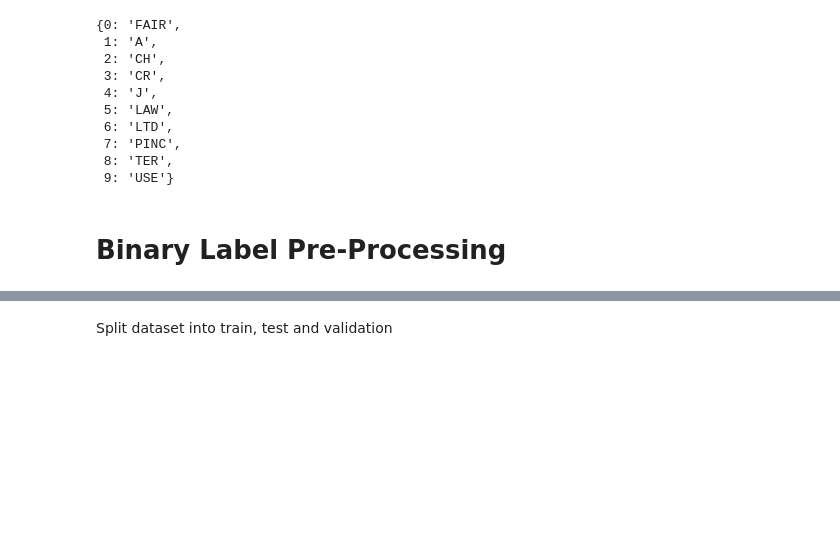
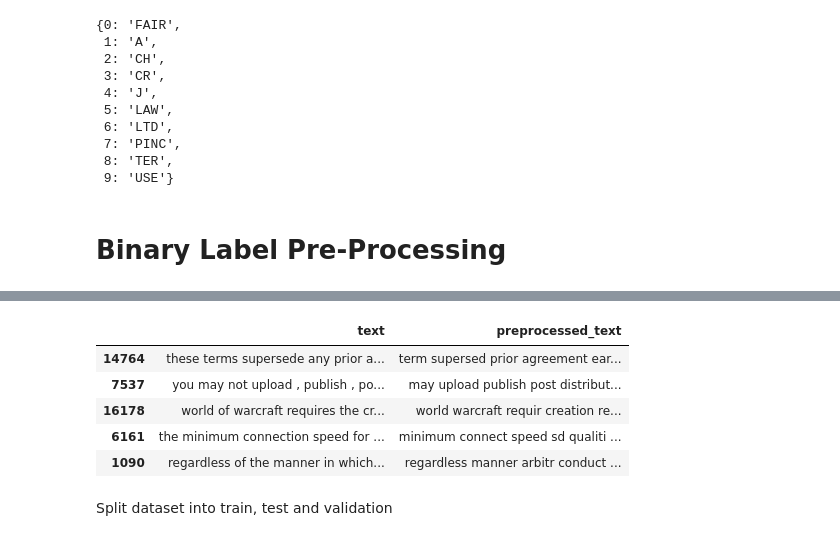
Before and after one commit to tulane-cmps6730/project-legal, a Jupyter notebook: notebooks/Experiments.ipynb, the cells around one changed output, grey strips where cells are left out. Saved outputs shown, nothing was run; the diff lists cells and outputs as text; code cells hidden in the pictures; blank space fills up the shorter version.

```diff
--- a/notebooks/Experiments.ipynb
+++ b/notebooks/Experiments.ipynb
@@ -89,5 +192,5 @@ id2label
 # %%
-x, y = df['text'], df['label']
+x, y = df[['text','preprocessed_text']], df['label']
 x_train, x_test, y_train, y_test = train_test_split(x, y, test_size=0.2, random_state=42)
 x_test, x_val, y_test, y_val = train_test_split(x_test, y_test, test_size=0.5, random_state=42)
 rus = RandomUnderSampler(sampling_strategy=1)
@@ -102,3 +198,12 @@ Name: count, dtype: int64
+# %%
+x_train.head()
+# %% [output]
+|  | text | preprocessed_text |
+| 14764 | these terms supersede any prior a... | term supersed prior agreement ear... |
+| 7537 | you may not upload , publish , po... | may upload publish post distribut... |
+| 16178 | world of warcraft requires the cr... | world warcraft requir creation re... |
+| 6161 | the minimum connection speed for ... | minimum connect speed sd qualiti ... |
+| 1090 | regardless of the manner in which... | regardless manner arbitr conduct ... |
 # %%
 train_df = pd.merge(x_train_res,y_train_res,left_index=True,right_index=True)
 test_df = pd.merge(x_test,y_test,left_index=True,right_index=True)
```
Also changed, not shown: parts of 21 cells of this notebook, 2 other files.
